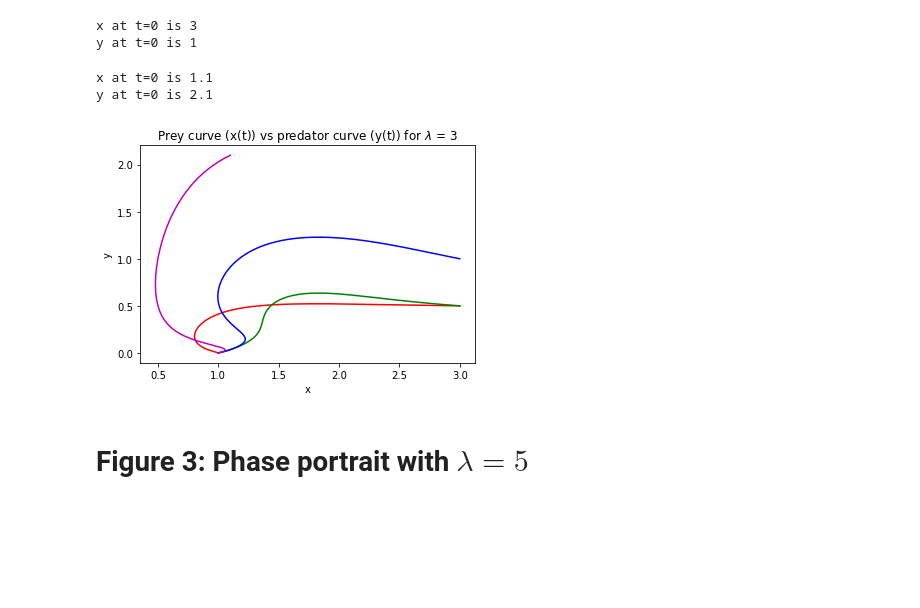
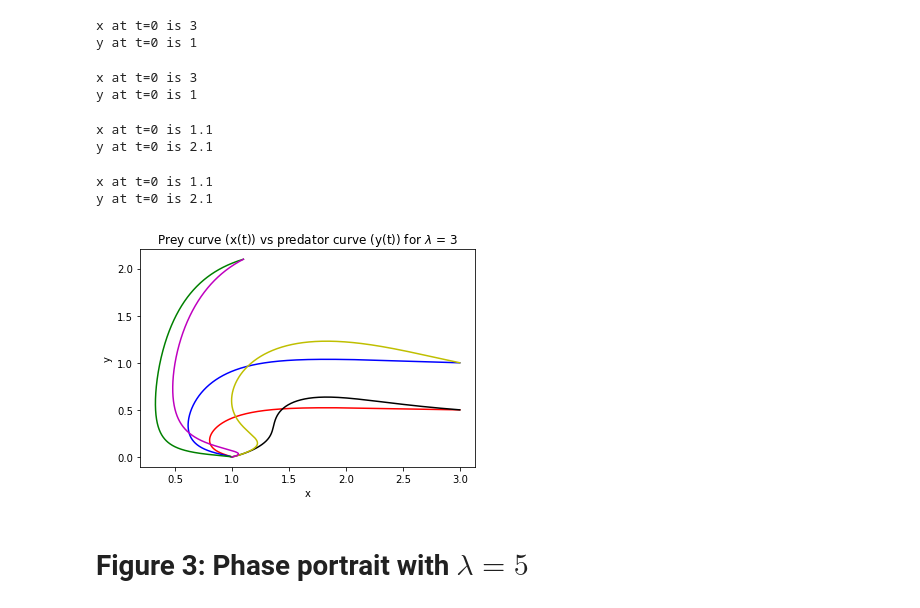
Before and after one commit to ratuldas6/Prey_Predator_Models, a Jupyter notebook: sanchezpalencia2021/test.ipynb, the cells around one changed output. Cells and saved outputs as stored; diff of their text form; code cells hidden in the pictures; blank space fills up the shorter version.

```diff
--- a/sanchezpalencia2021/test.ipynb
+++ b/sanchezpalencia2021/test.ipynb
@@ -430,4 +291,60 @@ population_l2 = mlib.RK4_2var(h_initial, t_initial, t_final, x0, y0, prey_rate,
 # %% [output]
 x at t=0 is 3
 y at t=0 is 1
+# %%
+def K(x,y):
+    K0 = 1
+    lmbda = 3
+    K = K0 + lmbda*y
+    return K
+
+#constants
+a = 0.5
+b = 1
+c = 0.8
+e = 0.6
+K0 = 1
+lmbda = 3
+
+#boundary conditions
+h_initial = 0.01
+x0 = 3
+y0 = 1
+#x0 = (b/e)*math.atanh(c/b)
+#y0 = (a*x0*(1-x0/K0))/c
+print("x at t=0 is", x0)
+print("y at t=0 is", y0)
+
+population_l2 = mlib.RK4_2var(h_initial, t_initial, t_final, x0, y0, prey_rate, pred_rate)
+# %% [output]
+x at t=0 is 3
+y at t=0 is 1
+# %%
+def K(x,y):
+    K0 = 1
+    lmbda = 0
+    K = K0 + lmbda*y
+    return K
+
+#constants
+a = 0.5
+b = 1
+c = 0.8
+e = 0.6
+K0 = 1
+lmbda = 0
+
+#boundary conditions
+h_initial = 0.01
+x0 = 1.1
+y0 = 2.1
+#x0 = (b/e)*math.atanh(c/b)
+#y0 = (a*x0*(1-x0/K0))/c
+print("x at t=0 is", x0)
+print("y at t=0 is", y0)
+
+population_3 = mlib.RK4_2var(h_initial, t_initial, t_final, x0, y0, prey_rate, pred_rate)
+# %% [output]
+x at t=0 is 1.1
+y at t=0 is 2.1
 # %%
@@ -478,17 +376,19 @@ population_l3 = mlib.RK4_2var(h_initial, t_initial, t_final, x0, y0, prey_rate,
 x at t=0 is 1.1
 y at t=0 is 2.1
 # %%
-plt.plot(population_l0[1], population_l0[2], 'r-')
-plt.plot(population_l1[1], population_l1[2], 'g-')
-plt.plot(population_l2[1], population_l2[2], 'b-')
+plt.plot(population_1[1], population_1[2], 'r-')
+plt.plot(population_l1[1], population_l1[2], 'k-')
+plt.plot(population_2[1], population_2[2], 'b-')
+plt.plot(population_l2[1], population_l2[2], 'y-')
+plt.plot(population_3[1], population_3[2], 'g-')
 plt.plot(population_l3[1], population_l3[2], 'm-')
 plt.title("Prey curve (x(t)) vs predator curve (y(t)) for $\lambda$ = 3")
 plt.xlabel("x")
 plt.ylabel("y")
 plt.show()
-#the red line is a lambda = 0 line
+#the double-bend lines are the lambda = 3 lines
 # %% [output]
-[figure, old version]
+[figure, new version]
 # %% [markdown]
 # **Figure 3**: Phase portrait with  $\lambda = 5$
 # %%
```
Also changed, not shown: parts of 60 cells of this notebook, 1 other file.
